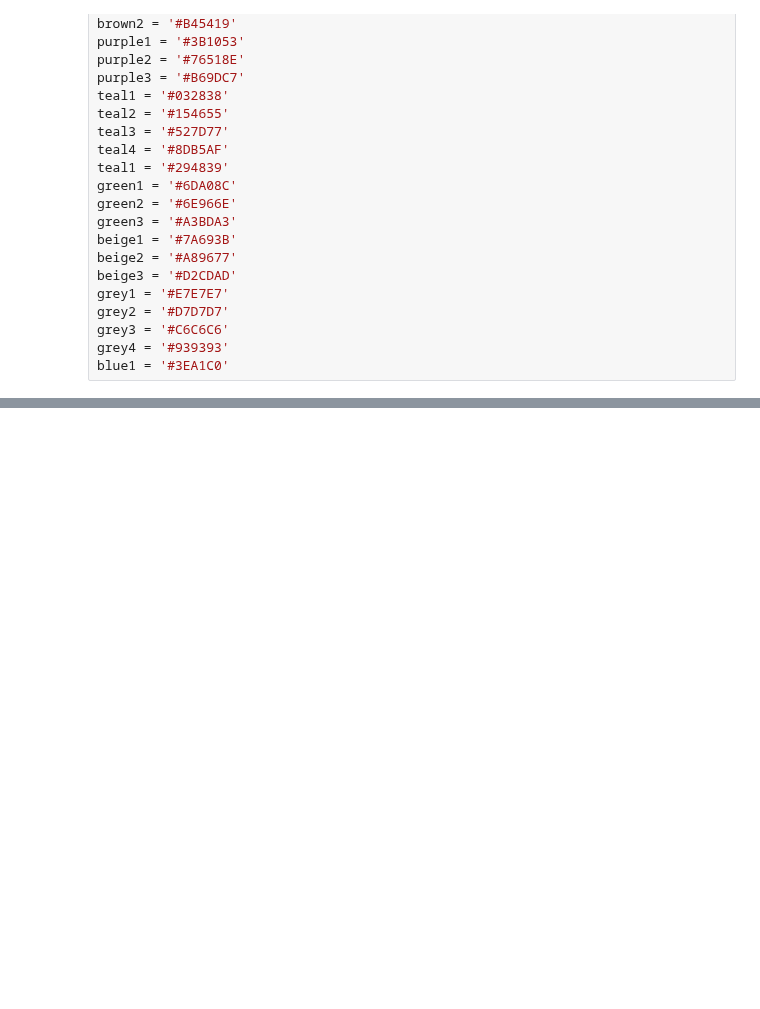
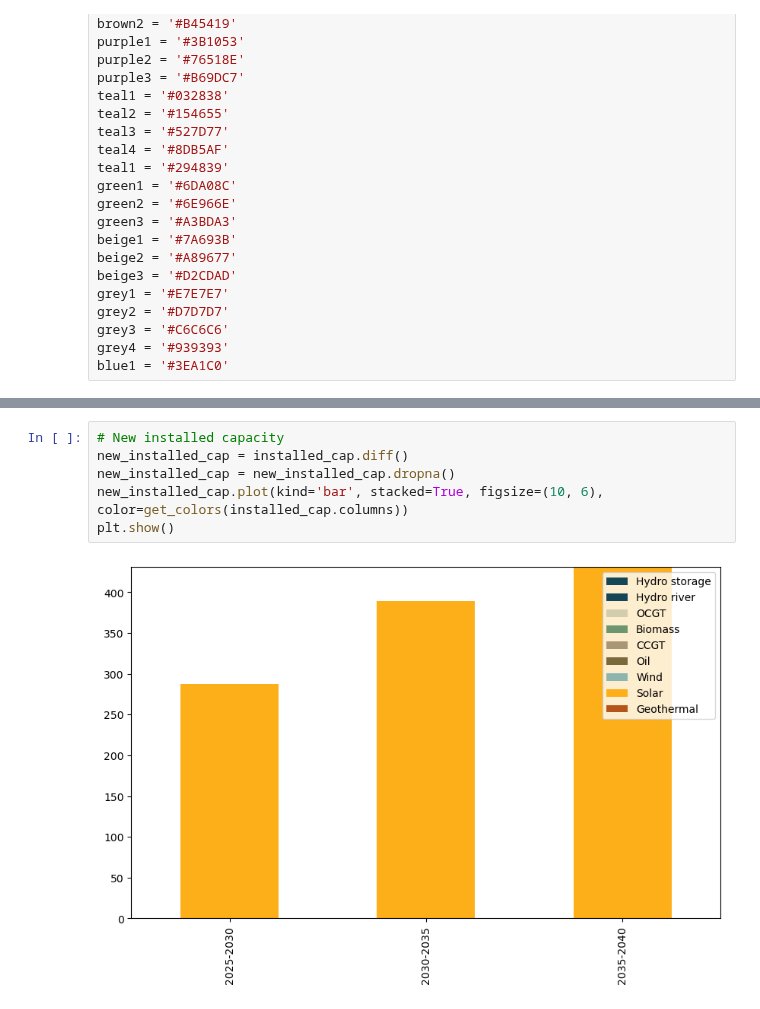
Before and after one commit to maribjorn/EMPIRE-BO, a Jupyter notebook: plot.ipynb, the cells around one changed output, grey strips where cells are left out. Drawn from its saved outputs; the diff is of its cells as text; blank space fills up the shorter version.

```diff
--- a/plot.ipynb
+++ b/plot.ipynb
@@ -84,3 +90,11 @@ plt.show()
+# %%
+# New installed capacity
+new_installed_cap = installed_cap.diff()
+new_installed_cap = new_installed_cap.dropna()
+new_installed_cap.plot(kind='bar', stacked=True, figsize=(10, 6), color=get_colors(installed_cap.columns))
+plt.show()
+# %% [output]
+[figure, added]
 # %%
 included_rows = [10,11,12,13]
 
```
Also changed, not shown: parts of 7 cells of this notebook, 1 other file.
